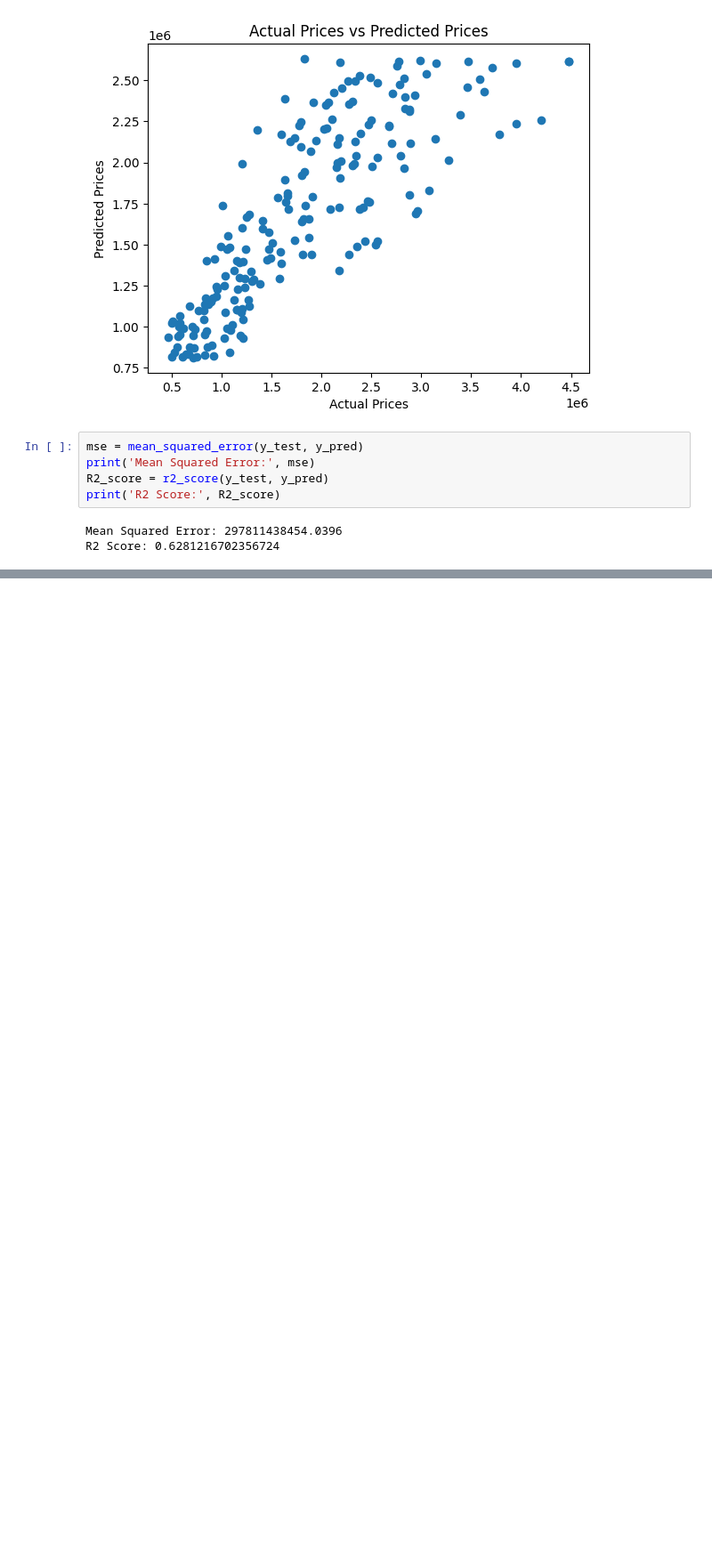
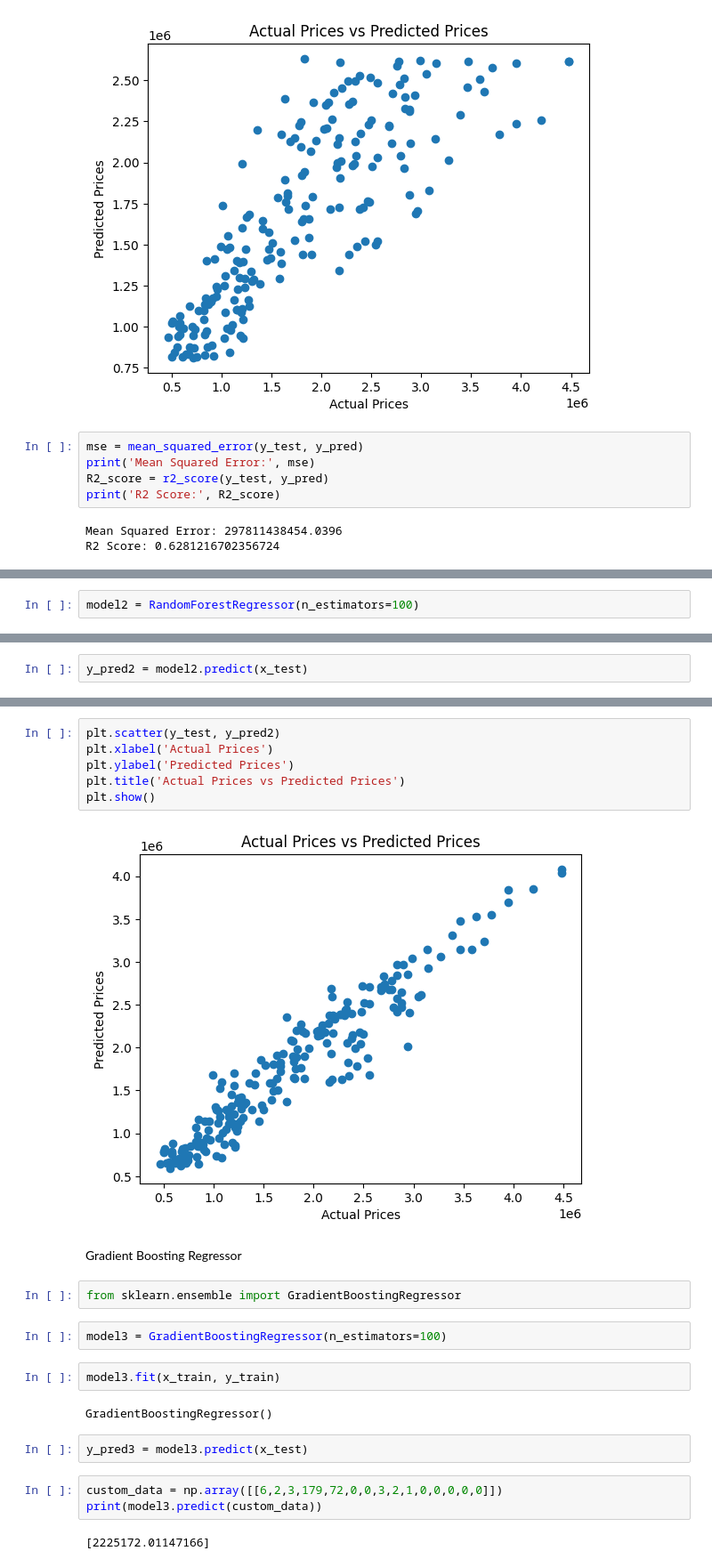
Before and after one commit to animesh7780/Python, a Jupyter notebook: Machine Learning/Projects/London House Prediction/model.ipynb, the cells around one changed output, grey strips where cells are left out. Shown at 89% size. Drawn from its saved outputs; the diff is of its cells as text; blank space fills up the shorter version.

```diff
--- a/Machine Learning/Projects/London House Prediction/model.ipynb
+++ b/Machine Learning/Projects/London House Prediction/model.ipynb
@@ -90,0 +128,2 @@ R2 Score: 0.6281216702356724
+# %%
+model2 = RandomForestRegressor(n_estimators=100)
@@ -90,0 +134,2 @@ R2 Score: 0.6281216702356724
+# %%
+y_pred2 = model2.predict(x_test)
@@ -90,0 +149,25 @@ R2 Score: 0.6281216702356724
+# %%
+plt.scatter(y_test, y_pred2)
+plt.xlabel('Actual Prices')
+plt.ylabel('Predicted Prices')
+plt.title('Actual Prices vs Predicted Prices')
+plt.show()
+# %% [output]
+[figure, added]
+# %% [markdown]
+Gradient Boosting Regressor
+# %%
+from sklearn.ensemble import GradientBoostingRegressor
+# %%
+model3 = GradientBoostingRegressor(n_estimators=100)
+# %%
+model3.fit(x_train, y_train)
+# %% [output]
+GradientBoostingRegressor()
+# %%
+y_pred3 = model3.predict(x_test)
+# %%
+custom_data = np.array([[6,2,3,179,72,0,0,3,2,1,0,0,0,0,0]])
+print(model3.predict(custom_data))
+# %% [output]
+[2225172.01147166]
```
Also changed, not shown: parts of 16 cells of this notebook.
